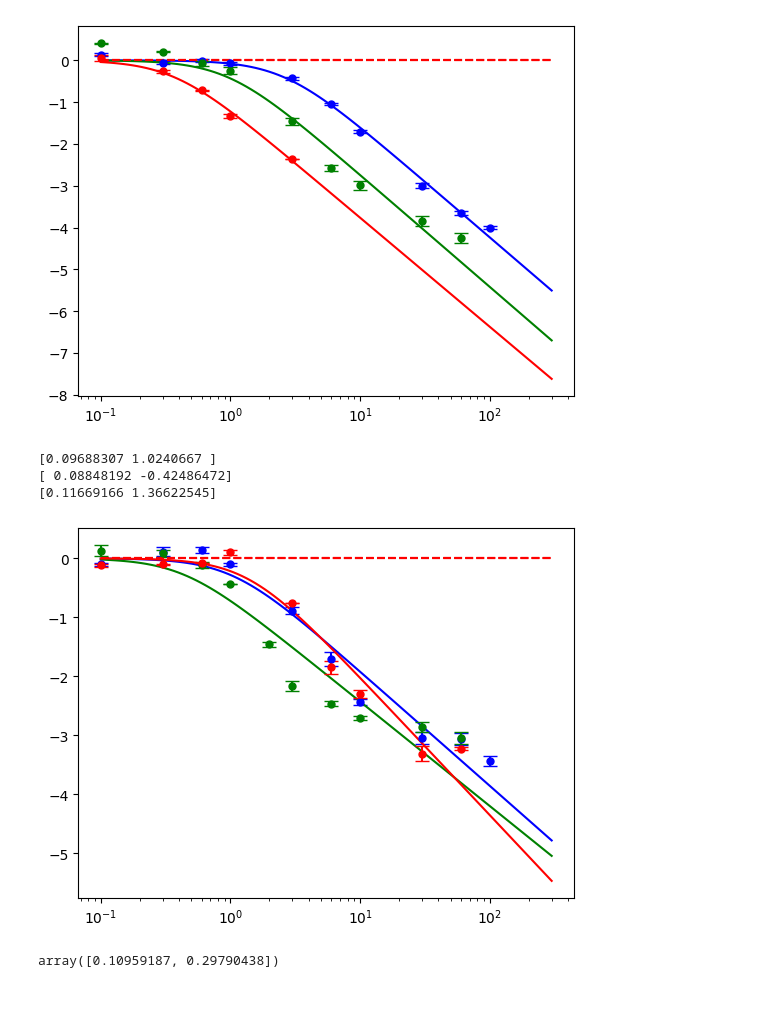
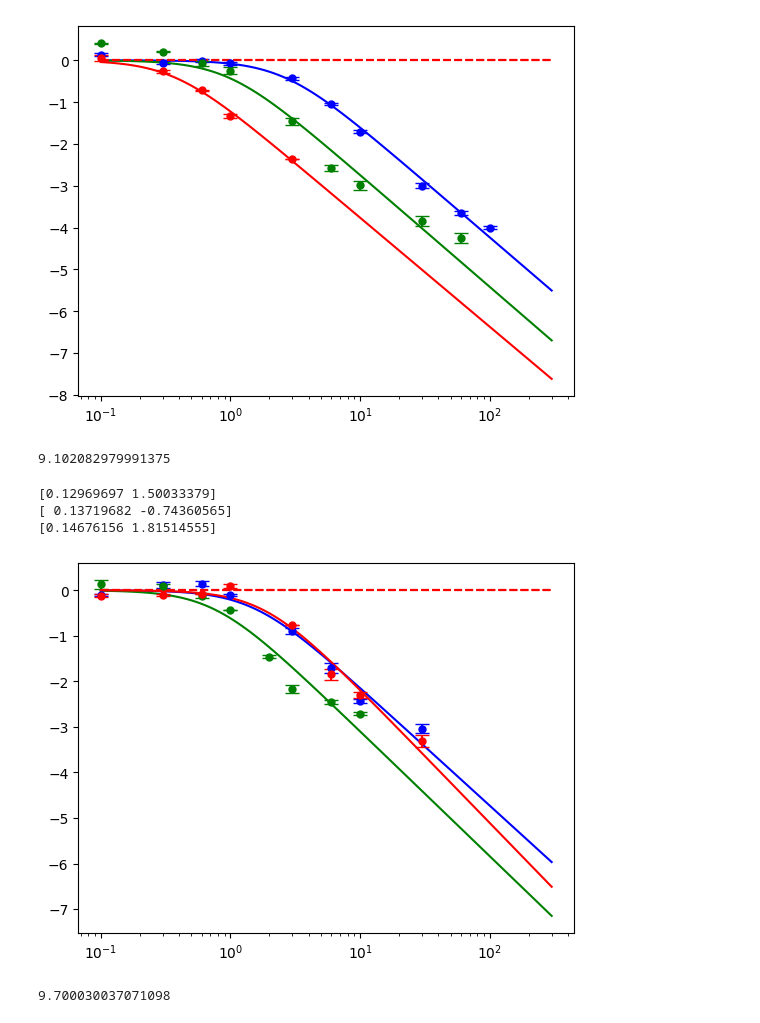
Before and after one commit to IntermidiatePhysicsExperiment/LockInHall, a Jupyter notebook: EDA/03_TaskA-4.ipynb, the cells around one changed output. Saved outputs shown, nothing was run; the diff lists cells and outputs as text; code cells hidden in the pictures.

```diff
--- a/EDA/03_TaskA-4.ipynb
+++ b/EDA/03_TaskA-4.ipynb
@@ -71,15 +71,19 @@ plot_data(0.3, 6, cutoff=6, color='red')
 [0.13397752 0.94926834]
 [0.13046001 0.36089436]
 [figure]
+# %%
+0.137 * 2 / np.log10(2) * 10
+# %% [output]
+9.102082979991375
 # %%
-plot_data(0.03, 12, cutoff=1, color='blue')
-plot_data(0.1, 12, cutoff=2, color='green')
-plot_data(0.3, 12, cutoff=2, color='red')
+plot_data(0.03, 12, cutoff=3, color='blue')
+plot_data(0.1, 12, cutoff=4, color='green')
+plot_data(0.3, 12, cutoff=3, color='red')
 # %% [output]
-[0.09688307 1.0240667 ]
-[ 0.08848192 -0.42486472]
-[0.11669166 1.36622545]
+[0.12969697 1.50033379]
+[ 0.13719682 -0.74360565]
+[0.14676156 1.81514555]
-[figure, old version]
+[figure, new version]
 # %%
 freq, gain = get_data(0.03, 6)
 freq, gain = freq[:-3], gain[:-3]
@@ -152,7 +156,7 @@ x_range = np.logspace(np.log10(xmin), np.log10(xmax), 100)
 plt.xscale('log')
 plt.plot([xmin, xmax], [0]*2, 'r--')
 plt.plot(x_range, np.log10(func(x_range, *popt)))
-# %%
-popt
-# %% [output]
-array([0.10959187, 0.29790438])
+# %%
+0.146 * 2 / np.log10(2) * 10
+# %% [output]
+9.700030037071098
```
Also changed, not shown: 7 other files.
